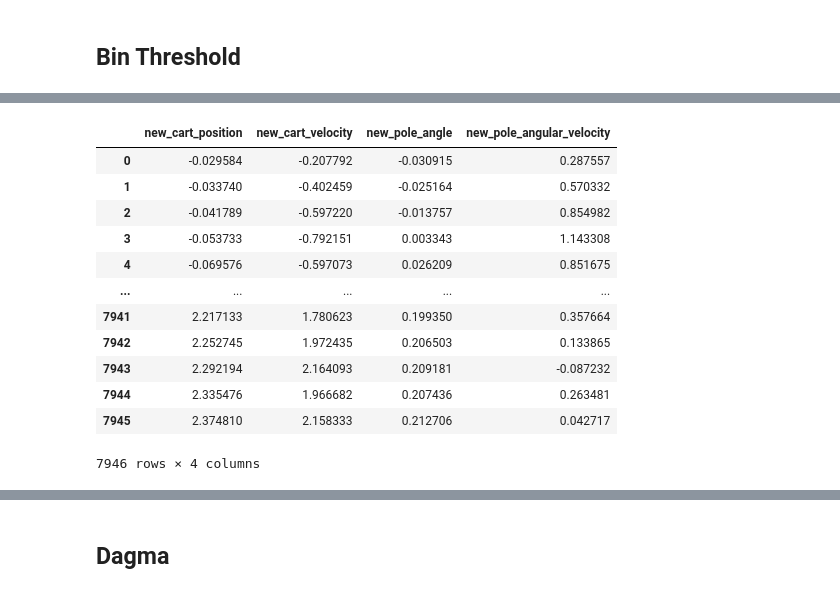
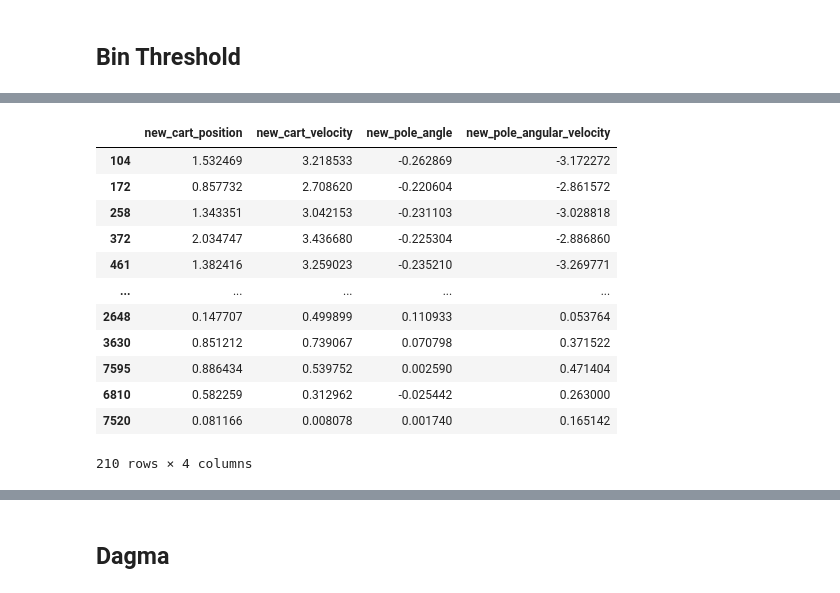
Before and after one commit to ChenFengTsai/BayesianNetwork_Cartpole_with_RL, a Jupyter notebook: bn/bn_learn.ipynb, the cells around one changed output, grey strips where cells are left out. Cells and saved outputs as stored; diff of their text form; code cells hidden in the pictures.

```diff
--- a/bn/bn_learn.ipynb
+++ b/bn/bn_learn.ipynb
@@ -11,2 +16,9 @@ from sklearn.cluster import KMeans
 # %% [markdown]
 ## K-means
+# %%
+ori_data = pd.read_csv('../ddqn/organized_training_memory4.csv')
+zero_rew = ori_data[ori_data['reward'] == 0]
+# %%
+one_rew = ori_data[ori_data['reward'] == 1].sample(140)
+ori_data = pd.concat([zero_rew, one_rew])
+ori_data.shape
@@ -156,22 +169,21 @@ bin_df
 # %%
-next_data = pd.read_csv('../ddqn/organized_training_memory4.csv')
 new_col = ['new_cart_position', 'new_cart_velocity', 'new_pole_angle', 'new_pole_angular_velocity']
-next_data = next_data[new_col]
+next_data = ori_data[new_col]
 next_data
 # %% [output]
 |  | new_cart_position | new_cart_velocity | new_pole_angle | new_pole_angular_velocity |
-| 0 | -0.029584 | -0.207792 | -0.030915 | 0.287557 |
-| 1 | -0.033740 | -0.402459 | -0.025164 | 0.570332 |
-| 2 | -0.041789 | -0.597220 | -0.013757 | 0.854982 |
-| 3 | -0.053733 | -0.792151 | 0.003343 | 1.143308 |
-| 4 | -0.069576 | -0.597073 | 0.026209 | 0.851675 |
+| 104 | 1.532469 | 3.218533 | -0.262869 | -3.172272 |
+| 172 | 0.857732 | 2.708620 | -0.220604 | -2.861572 |
+| 258 | 1.343351 | 3.042153 | -0.231103 | -3.028818 |
+| 372 | 2.034747 | 3.436680 | -0.225304 | -2.886860 |
+| 461 | 1.382416 | 3.259023 | -0.235210 | -3.269771 |
 | ... | ... | ... | ... | ... |
-| 7941 | 2.217133 | 1.780623 | 0.199350 | 0.357664 |
-| 7942 | 2.252745 | 1.972435 | 0.206503 | 0.133865 |
-| 7943 | 2.292194 | 2.164093 | 0.209181 | -0.087232 |
-| 7944 | 2.335476 | 1.966682 | 0.207436 | 0.263481 |
-| 7945 | 2.374810 | 2.158333 | 0.212706 | 0.042717 |
+| 2648 | 0.147707 | 0.499899 | 0.110933 | 0.053764 |
+| 3630 | 0.851212 | 0.739067 | 0.070798 | 0.371522 |
+| 7595 | 0.886434 | 0.539752 | 0.002590 | 0.471404 |
+| 6810 | 0.582259 | 0.312962 | -0.025442 | 0.263000 |
+| 7520 | 0.081166 | 0.008078 | 0.001740 | 0.165142 |
-7946 rows × 4 columns
+210 rows × 4 columns
 # %%
 next_bin = next_data.copy()
 for c in col:
```
Also changed, not shown: parts of 28 cells of this notebook, 5 other files.
